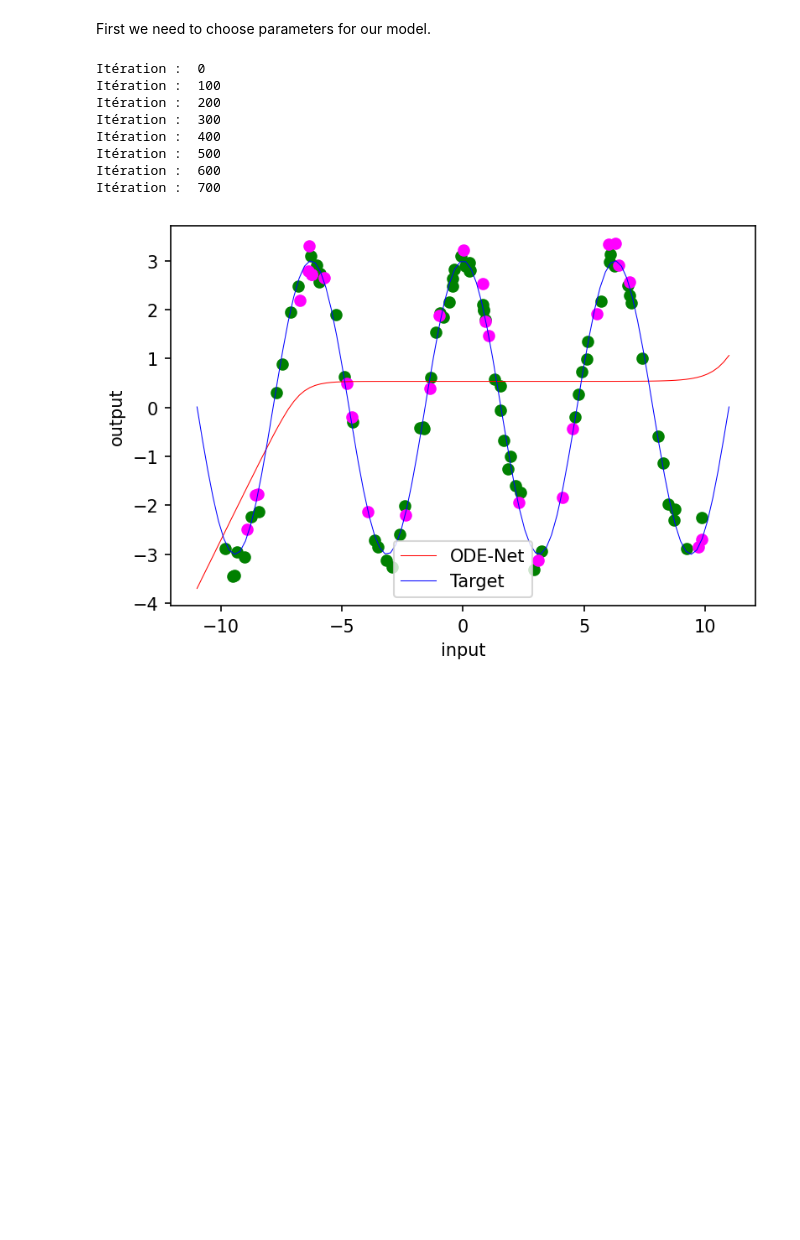
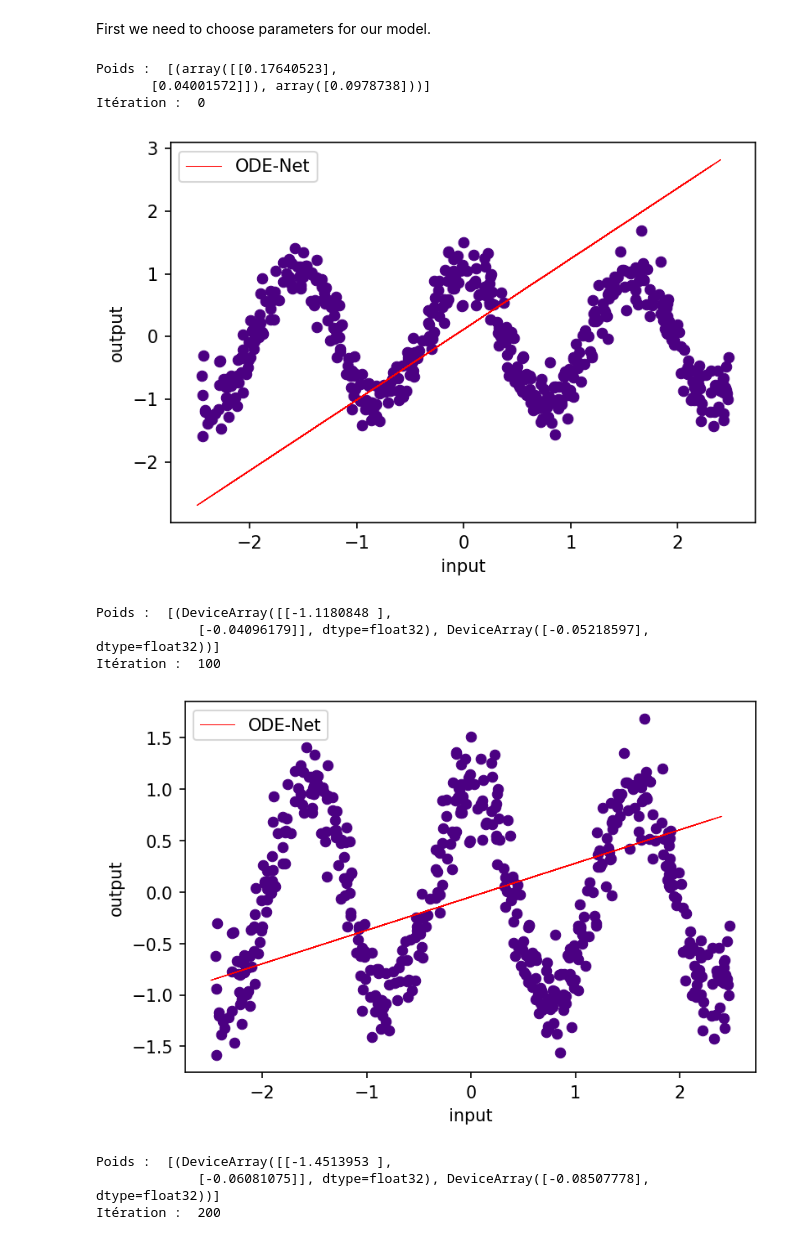
Before and after one commit to DumezErika/ProjetMachineLearning, a Jupyter notebook: implementation/Function Approximation/approx_func.ipynb, the cells around one changed output. Cells and saved outputs as stored; diff of their text form; code cells hidden in the pictures; blank space fills up the shorter version.

```diff
--- a/implementation/Function Approximation/approx_func.ipynb
+++ b/implementation/Function Approximation/approx_func.ipynb
@@ -8,7 +8,7 @@ First we need to choose that function.
 import numpy as np
 
 def function(x):
-    return 3 * np.cos(x)
+    return np.cos(4*x)
 # %% [markdown]
 Now that we have created the function, we can create the ResNet and the ODE-Net.
 
@@ -17,17 +17,18 @@ Let's start with the ResNet. Before we can construct it, we need to specify its
 # %%
 import numpy.random as npr
 
-borne_g, borne_d = -10, 10
+borne_g, borne_d = -2.5, 2.5
 
 resnet_depth = 3
 layer_sizes = [1, 20, 1]
 param_scale = 1
-step_size = 0.01
+# step_size = 0.01
+step_size = 0.05
 train_iters = 1000
 
-train_set_size = 75
+train_set_size = 500
 noise_scale = 1/4
-test_set_size = 30
+test_set_size = 100
 # %%
 import jax.numpy as jnp
 from jax.api import grad
@@ -170,10 +173,10 @@ First we need to choose parameters for our model.
 from jax.experimental.ode import odeint
 from jax import vmap
 
-odenet_layer_sizes = [2, 20, 10, 1]
-param_scale = 0.2
+odenet_layer_sizes = [2, 1]
+param_scale = 0.1
 step_size = 0.01
-train_iters = 750
+train_iters = 1000
 # %%
 def nn_dynamics(state, time, params):
   state_and_time = jnp.hstack([state, jnp.array(time)])
@@ -200,7 +203,7 @@ def graphe(nom, fine_inputs, fine_outputs, inputs, noisy_targets, color1 = "red"
   ax.plot(fine_inputs, fine_outputs, lw=0.5, color=color1, label=nom)
   if multiple:
     ax.plot(fine_inputs, fine_outputs2, lw=0.5, color=color2, label=nom2)
-  fine_targets = fine_inputs**3 + 0.1 * fine_inputs
+  fine_targets = function(fine_inputs)
   ax.plot(fine_inputs, fine_targets, lw=0.5, color='blue', label = "Target")
   ax.set_xlabel('input')
   ax.set_ylabel('output')
@@ -213,8 +216,8 @@ def show_evol(nbr_iter, inputs, noisy_targets, fine_inputs, fine_outputs, nom, i
     ax = fig.gca()
     ax.scatter(inputs, noisy_targets, lw=0.5, color='indigo')
     ax.plot(fine_inputs, fine_outputs, lw=0.5, color='red', label=nom)
-    fine_targets = fine_inputs**3 + 0.1 * fine_inputs
-    ax.plot(fine_inputs, fine_targets, lw=0.5, color='blue', label = "Target")
+    fine_targets = function(fine_inputs)
+    # ax.plot(fine_inputs, fine_targets, lw=0.5, color='blue', label = "Target")
     ax.set_xlabel('input')
     ax.set_ylabel('output')
     plt.legend()
@@ -222,25 +225,28 @@ def show_evol(nbr_iter, inputs, noisy_targets, fine_inputs, fine_outputs, nom, i
 # %%
 batched_odenet = vmap(odenet, in_axes=(None, 0))
 
 odenet_params = init_random_params(param_scale, odenet_layer_sizes)
 test_error_ode = []
 train_error_ode = []
 for i in range(train_iters):
     if i % 100 == 0:
+        print("Poids : ", odenet_params)
         print("Itération : ", i)
     odenet_params = odenet_update(odenet_params, inputs_train, noisy_targets_train, step_size)
     test_error_ode.append(odenet_loss(odenet_params, inputs_test, noisy_targets_test))
     train_error_ode.append(odenet_loss(odenet_params, inputs_train, noisy_targets_train))
-    # show_evol(i, inputs_train, noisy_targets_train, inputs_test, batched_odenet(odenet_params, inputs_test), "ODE-Net", 100)
+    show_evol(i, inputs_train, noisy_targets_train, inputs_test, batched_odenet(odenet_params, inputs_test), "ODE-Net", 100)
 
-plot_results_ode(inputs_train, noisy_targets_train, inputs_test, noisy_targets_test, odenet_params)
+# plot_results_ode(inputs_train, noisy_targets_train, inputs_test, noisy_targets_test, odenet_params)
 # %% [output]
+Poids :  [(array([[0.17640523],
+       [0.04001572]]), array([0.0978738]))]
 Itération :  0
-Itération :  100
-Itération :  200
-Itération :  300
-Itération :  400
-Itération :  500
-Itération :  600
-Itération :  700
-[figure, old version]
+[figure, new version]
+Poids :  [(DeviceArray([[-1.1180848 ],
+             [-0.04096179]], dtype=float32), DeviceArray([-0.05218597], dtype=float32))]
+Itération :  100
+[figure, added]
+Poids :  [(DeviceArray([[-1.4513953 ],
+             [-0.06081075]], dtype=float32), DeviceArray([-0.08507778], dtype=float32))]
+Itération :  200
```
Also changed, not shown: parts of 5 cells of this notebook.
